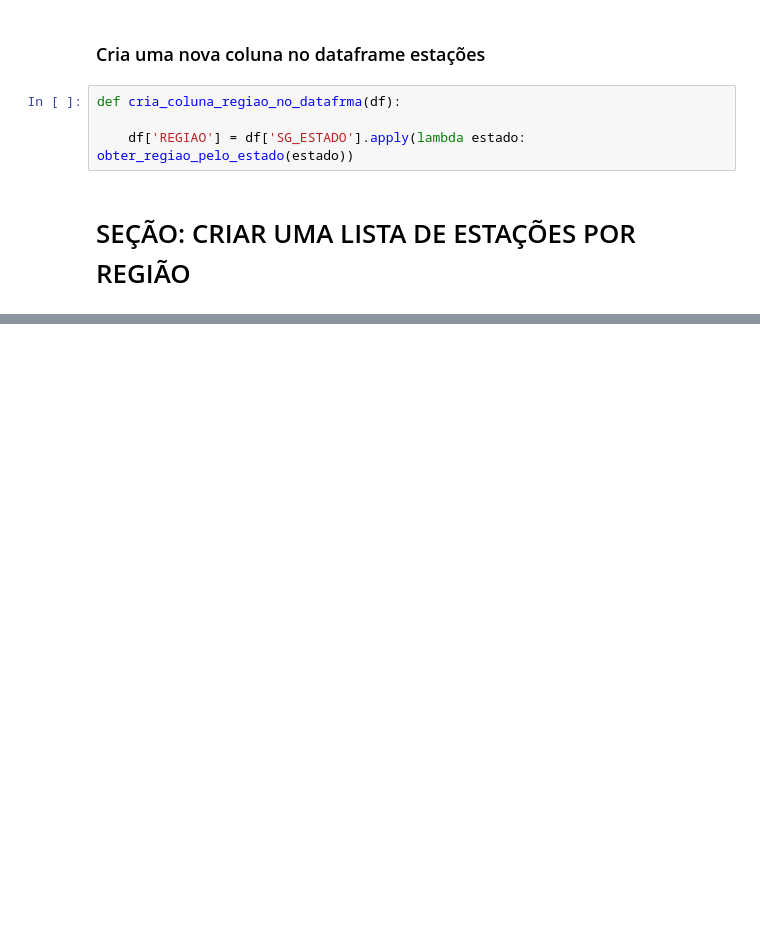
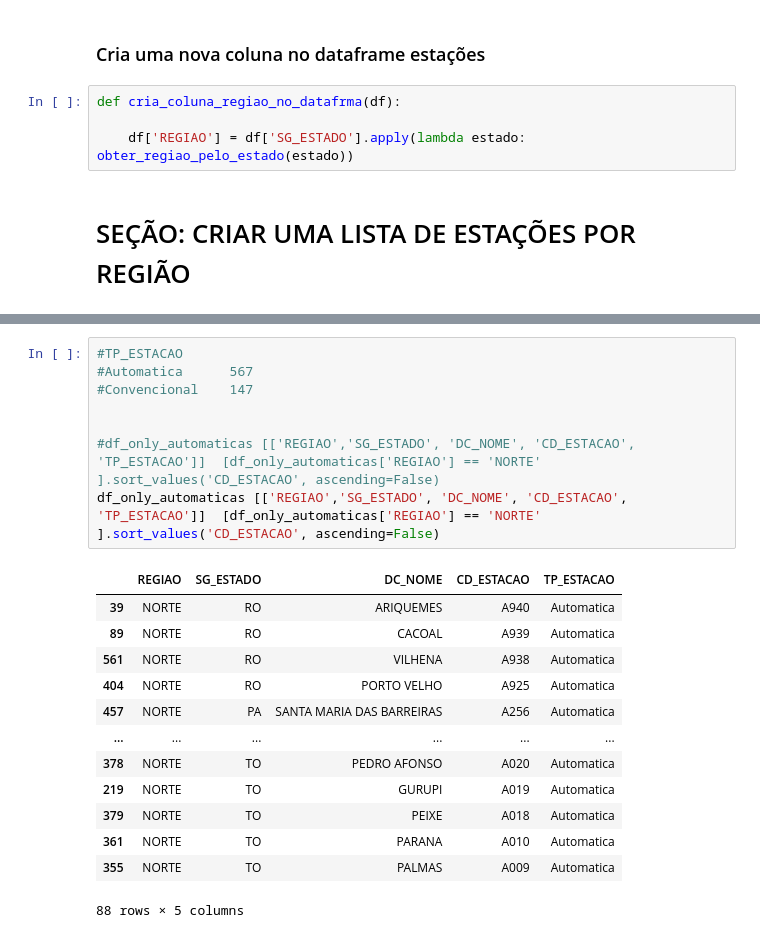
Before and after one commit to rodrigommar/project-sun-rad, a Jupyter notebook: notebook/explorar_arquivo_data_processed_all_stations.ipynb, the cells around one changed output, grey strips where cells are left out. Cells and saved outputs as stored; diff of their text form; blank space fills up the shorter version.

```diff
--- a/notebook/explorar_arquivo_data_processed_all_stations.ipynb
+++ b/notebook/explorar_arquivo_data_processed_all_stations.ipynb
@@ -81,3 +86,25 @@ df [['REGIAO','SG_ESTADO', 'DC_NOME', 'CD_ESTACAO']]  [df['REGIAO'] == 'SUL'  ].
+# %%
+#TP_ESTACAO
+#Automatica      567
+#Convencional    147
+
+
+#df_only_automaticas [['REGIAO','SG_ESTADO', 'DC_NOME', 'CD_ESTACAO', 'TP_ESTACAO']]  [df_only_automaticas['REGIAO'] == 'NORTE'  ].sort_values('CD_ESTACAO', ascending=False)
+df_only_automaticas [['REGIAO','SG_ESTADO', 'DC_NOME', 'CD_ESTACAO', 'TP_ESTACAO']]  [df_only_automaticas['REGIAO'] == 'NORTE'  ].sort_values('CD_ESTACAO', ascending=False)
+# %% [output]
+|  | REGIAO | SG_ESTADO | DC_NOME | CD_ESTACAO | TP_ESTACAO |
+| 39 | NORTE | RO | ARIQUEMES | A940 | Automatica |
+| 89 | NORTE | RO | CACOAL | A939 | Automatica |
+| 561 | NORTE | RO | VILHENA | A938 | Automatica |
+| 404 | NORTE | RO | PORTO VELHO | A925 | Automatica |
+| 457 | NORTE | PA | SANTA MARIA DAS BARREIRAS | A256 | Automatica |
+| ... | ... | ... | ... | ... | ... |
+| 378 | NORTE | TO | PEDRO AFONSO | A020 | Automatica |
+| 219 | NORTE | TO | GURUPI | A019 | Automatica |
+| 379 | NORTE | TO | PEIXE | A018 | Automatica |
+| 361 | NORTE | TO | PARANA | A010 | Automatica |
+| 355 | NORTE | TO | PALMAS | A009 | Automatica |
+88 rows × 5 columns
 # %%
 from datetime import datetime, timedelta
 import time
```
Also changed, not shown: parts of 32 cells of this notebook.
